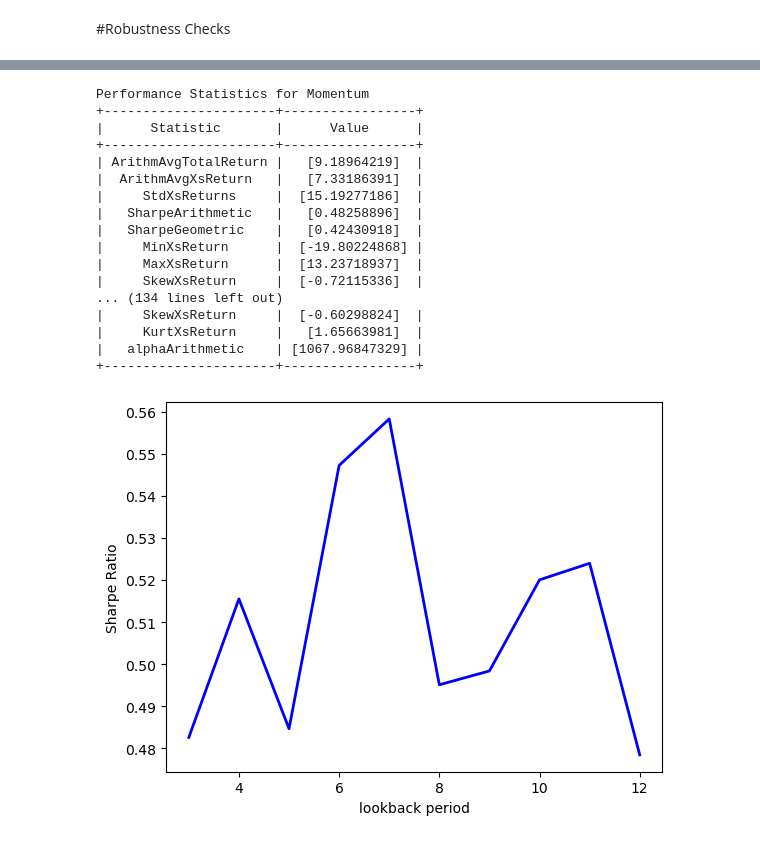
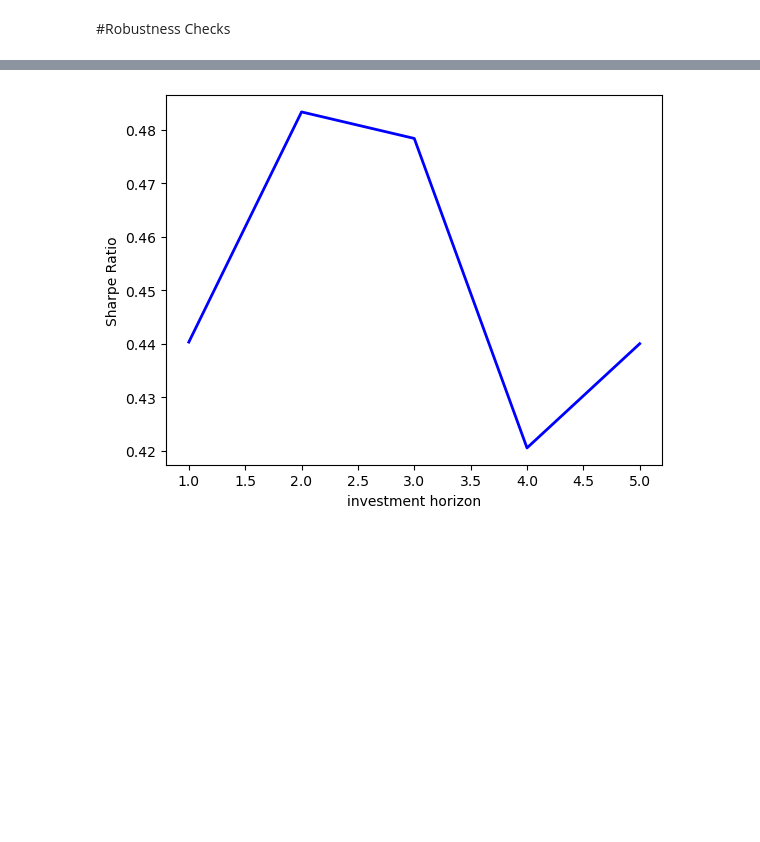
Before and after one commit to fabian-mugrauer/SPX-Industry-Momentum, a Jupyter notebook: notebooks/SPX_Industry_Momentum.ipynb, the cells around one changed output, grey strips where cells are left out. Saved outputs shown, nothing was run; the diff lists cells and outputs as text; code cells hidden in the pictures; blank space fills up the shorter version.

```diff
--- a/notebooks/SPX_Industry_Momentum.ipynb
+++ b/notebooks/SPX_Industry_Momentum.ipynb
@@ -375,15 +225,20 @@ RobustnessCheckColor = 'blue'
 # Dates
 dates_dateformat = Rf.iloc[:, 0].dt.strftime('%Y%m%d')
 numericDate_d = dates_dateformat.astype(int)
-firstDayList, lastDayList = getFirstAndLastDayInPeriod(numericDate_d, 2)
-dates4plot = [dates_dateformat[i] for i in firstDayList]
+firstDayList, lastDayList = data_processor.getFirstAndLastDayInPeriod(numericDate_d, 2)
+dates4plot = pd.to_datetime([dates_dateformat[i] for i in firstDayList])
+
+# Risk-free rate
+rf_d_unadjusted = Rf.iloc[:,1:] / 100
+rf_d = data_processor.adjust_interest_rates(rf_d_unadjusted,numericDate_d)
+rf_d_monthly = data_processor.aggregateReturns(rf_d, numericDate_d, 2)
 
 # Returns
 returns_d = TRSP500.iloc[:, 2:].pct_change()
 returns_d = returns_d.iloc[1:]
+returns_m = data_processor.aggregateReturns(returns_d, numericDate_d, 2)
+rf_m = data_processor.aggregateReturns(rf_d, numericDate_d, 2)
+
 returns_SPX = TRSP500.iloc[:, 1].pct_change()
 returns_SPX = returns_SPX.iloc[1:]
-returns_SPX_monthly = aggregateReturns(returns_SPX, numericDate_d, 2)
-rf_d_unadjusted = Rf.iloc[:,1:] / 100
-rf_d = adjust_interest_rates(rf_d_unadjusted,numericDate_d)
-rf_d_monthly = aggregateReturns(rf_d, numericDate_d, 2)
+returns_SPX_monthly = data_processor.aggregateReturns(returns_SPX, numericDate_d, 2)
@@ -465,8 +279,8 @@ sharpRatio_mom_lb_loop = [0] * len(lookback_period_loop)
 
 # Iterate over the lookback periods
 for i, lb_period in enumerate(lookback_period_loop):
-    _, xsReturns_mom_TC_lb, _, _ = pmpBacktestMomentum(returns_d, rf_d, numericDate_d, lb_period, lookback_period_end, holding_period, tradingLag, startMonth, nLong, nShort, trx_cost)
-    _, _, _, sharpRatio_mom, _, _, _, _, _, _, _ = summarizePerformance(xsReturns_mom_TC_lb, rf_d_monthly, returns_SPX_monthly, 12, startMonth, "Momentum")
+    xsReturns_mom_TC_lb, _, _ = momentum.backtest_momentum(returns_m, rf_m, lb_period, lookback_period_end, holding_period, startMonth, nLong, nShort, trx_cost)
+    _, _, _, sharpRatio_mom, _, _, _, _, _, _, _, _ = summarizePerformance(xsReturns_mom_TC_lb, rf_d_monthly, returns_SPX_monthly, 12, startMonth, "Momentum")
 
     sharpRatio_mom_lb_loop[i] = sharpRatio_mom
 
@@ -514,40 +294,24 @@ Performance Statistics for Momentum
 [figure]
 # %%
 # Define parameters and initialize empty lists or arrays
-lookback_period_loop = range(3, 13)
-sharpRatio_mom_lb_loop = [0] * len(lookback_period_loop)
+investment_horizon_loop = range(1, 6)
+sharpRatio_investment_horizon_loop = [0] * len(investment_horizon_loop)
 
-# Iterate over the lookback periods
-for i, lb_period in enumerate(lookback_period_loop):
-    _, xsReturns_mom_TC_lb, _, _ = pmpBacktestMomentum(returns_d, rf_d, numericDate_d, lb_period, lookback_period_end, holding_period, tradingLag, startMonth, nLong, nShort, trx_cost)
-    _, _, _, sharpRatio_mom, _, _, _, _, _, _, _ = summarizePerformance(xsReturns_mom_TC_lb, rf_d_monthly, returns_SPX_monthly, 12, startMonth, "Momentum")
+# Iterate over the investment horizons
+for i, inv_horizon in enumerate(investment_horizon_loop):
+    # Based on your MATLAB code, lookback period start is fixed at 9, lookback period end is fixed at 1
+    xsReturns_mom_TC_IH, _, _ = momentum.backtest_momentum(returns_m, rf_m, lb_period, lookback_period_end, inv_horizon, startMonth, nLong, nShort, trx_cost)
+    _, _, _, sharpRatio_mom, _, _, _, _, _, _, _, _= summarizePerformance(xsReturns_mom_TC_IH, rf_d_monthly, returns_SPX_monthly, 12, startMonth, 'mom_inv_horizon')
 
-    sharpRatio_mom_lb_loop[i] = sharpRatio_mom
+    sharpRatio_investment_horizon_loop[i] = sharpRatio_mom
 
 # Plot the results
 plt.figure()
-plt.plot(lookback_period_loop, sharpRatio_mom_lb_loop, linewidth=myLineWidth, color=RobustnessCheckColor)
-plt.xlabel("lookback period")
+plt.plot(investment_horizon_loop, sharpRatio_investment_horizon_loop, linewidth=myLineWidth, color=RobustnessCheckColor)
+plt.xlabel("investment horizon")
 plt.ylabel("Sharpe Ratio")
 plt.show()
 # %% [output]
-Performance Statistics for Momentum
-+----------------------+-----------------+
-|      Statistic       |      Value      |
-+----------------------+-----------------+
-| ArithmAvgTotalReturn |   [9.18964219]  |
-|  ArithmAvgXsReturn   |   [7.33186391]  |
-|     StdXsReturns     |  [15.19277186]  |
-|   SharpeArithmetic   |   [0.48258896]  |
-|   SharpeGeometric    |   [0.42430918]  |
-|     MinXsReturn      |  [-19.80224868] |
-|     MaxXsReturn      |  [13.23718937]  |
-|     SkewXsReturn     |  [-0.72115336]  |
-... (134 lines left out)
-|     SkewXsReturn     |  [-0.60298824]  |
-|     KurtXsReturn     |   [1.65663981]  |
-|   alphaArithmetic    | [1067.96847329] |
-+----------------------+-----------------+
-[figure, old version]
+[figure, new version]
 # %%
 # Define parameters and initialize empty lists or arrays
```
Also changed, not shown: parts of 27 cells of this notebook.
